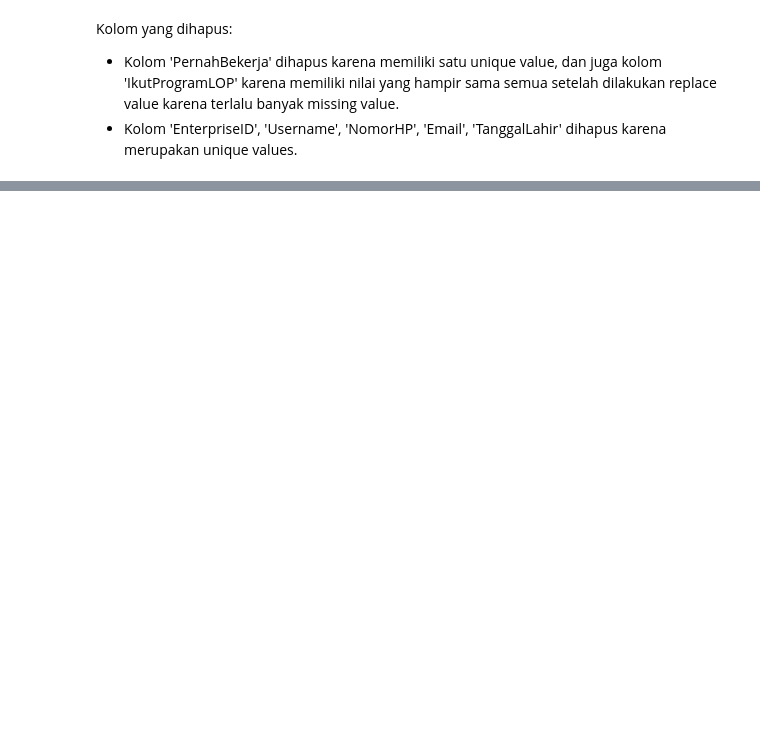
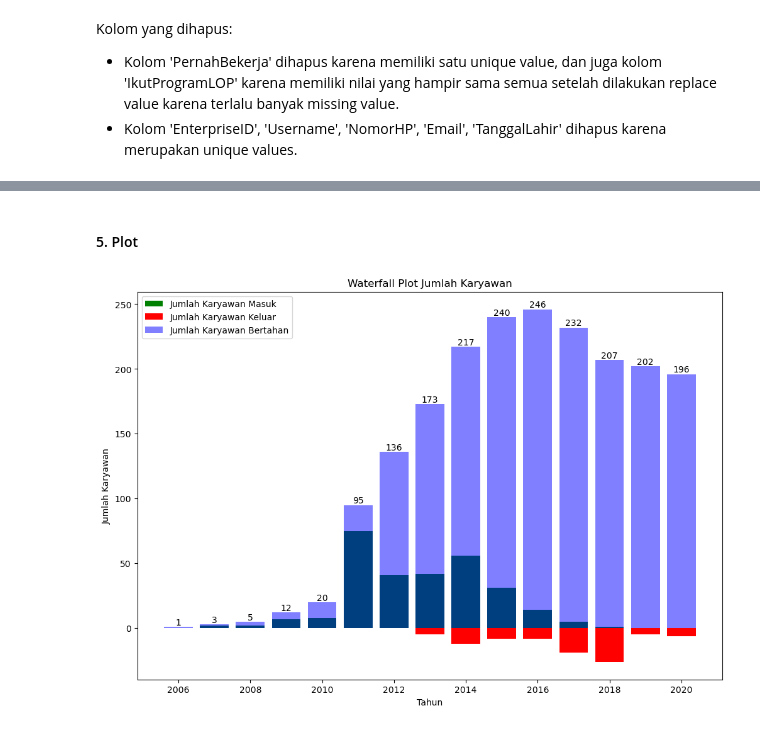
Before and after one commit to regitafif/MP5_EmployeeRetention, a Jupyter notebook: employee_retention.ipynb, the cells around one changed output, grey strips where cells are left out. Drawn from its saved outputs; the diff is of its cells as text; code cells hidden in the pictures; blank space fills up the shorter version.

```diff
--- a/employee_retention.ipynb
+++ b/employee_retention.ipynb
@@ -233,0 +253,4 @@ Kolom yang dihapus:
+# %%
+# Tabel baru
+TotalHired = df3.groupby('TahunHiring').size().reset_index(name='HiredEmp')
+TotalResigned = df3.groupby('TahunResign').size().reset_index(name='ResignedEmp')
@@ -233,0 +259,7 @@ Kolom yang dihapus:
+# %%
+# Rename nama kolom untuk tahun
+TotalHired.rename(columns={'TahunHiring': 'Tahun'}, inplace=True)
+TotalResigned.rename(columns={'TahunResign': 'Tahun'}, inplace=True)
+
+# Join 2 tabel data jumlah karyawan
+TotalEmp = pd.merge(TotalHired, TotalResigned, on='Tahun', how='outer')
@@ -233,0 +287,5 @@ Kolom yang dihapus:
+# %%
+# Imputation data
+TotalEmp = TotalEmp.sort_values(by='Tahun').reset_index(drop=True)
+TotalEmp['HiredEmp'].fillna(0, inplace=True)
+TotalEmp['ResignedEmp'].fillna(0, inplace=True)
@@ -233,0 +313,4 @@ Kolom yang dihapus:
+# %%
+# Karyawan yang resign, yang masih bertahan (remained), dan perubahannya pada setiap tahunnya
+TotalEmp['RemainedEmp'] = TotalEmp['HiredEmp'].cumsum() - TotalEmp['ResignedEmp'].cumsum()
+TotalEmp['Perubahan'] = TotalEmp['HiredEmp'] - TotalEmp['ResignedEmp']
@@ -233,0 +336,36 @@ Kolom yang dihapus:
+# %% [markdown]
+#### 5. Plot
+# %%
+years = TotalEmp['Tahun']
+hired = TotalEmp['HiredEmp']
+resigned = TotalEmp['ResignedEmp']
+remained = TotalEmp['RemainedEmp']
+perubahan = TotalEmp['Perubahan']
+
+plt.figure(figsize=(12, 8))
+
+cumulative_values = np.zeros(len(years))
+cumulative_values[0] = remained.iloc[0]  # Initial value
+
+increment = []
+decrement = []
+for i in range(1, len(years)):
+    increment.append(hired.iloc[i])
+    decrement.append(-resigned.iloc[i])
+    cumulative_values[i] = cumulative_values[i-1] + perubahan.iloc[i]
+
+plt.bar(years[1:], increment, color='g', label='Jumlah Karyawan Masuk')
+plt.bar(years[1:], decrement, color='r', label='Jumlah Karyawan Keluar')
+plt.bar(years, cumulative_values, color='b', label='Jumlah Karyawan Bertahan', alpha=0.5)
+
+plt.xlabel('Tahun')
+plt.ylabel('Jumlah Karyawan')
+plt.title('Waterfall Plot Jumlah Karyawan')
+plt.legend()
+
+for i in range(len(years)):
+    plt.text(years.iloc[i], cumulative_values[i], f'{cumulative_values[i]:.0f}', ha='center', va='bottom')
+
+plt.show()
+# %% [output]
+[figure, added]
```
Also changed, not shown: parts of 13 cells of this notebook.
